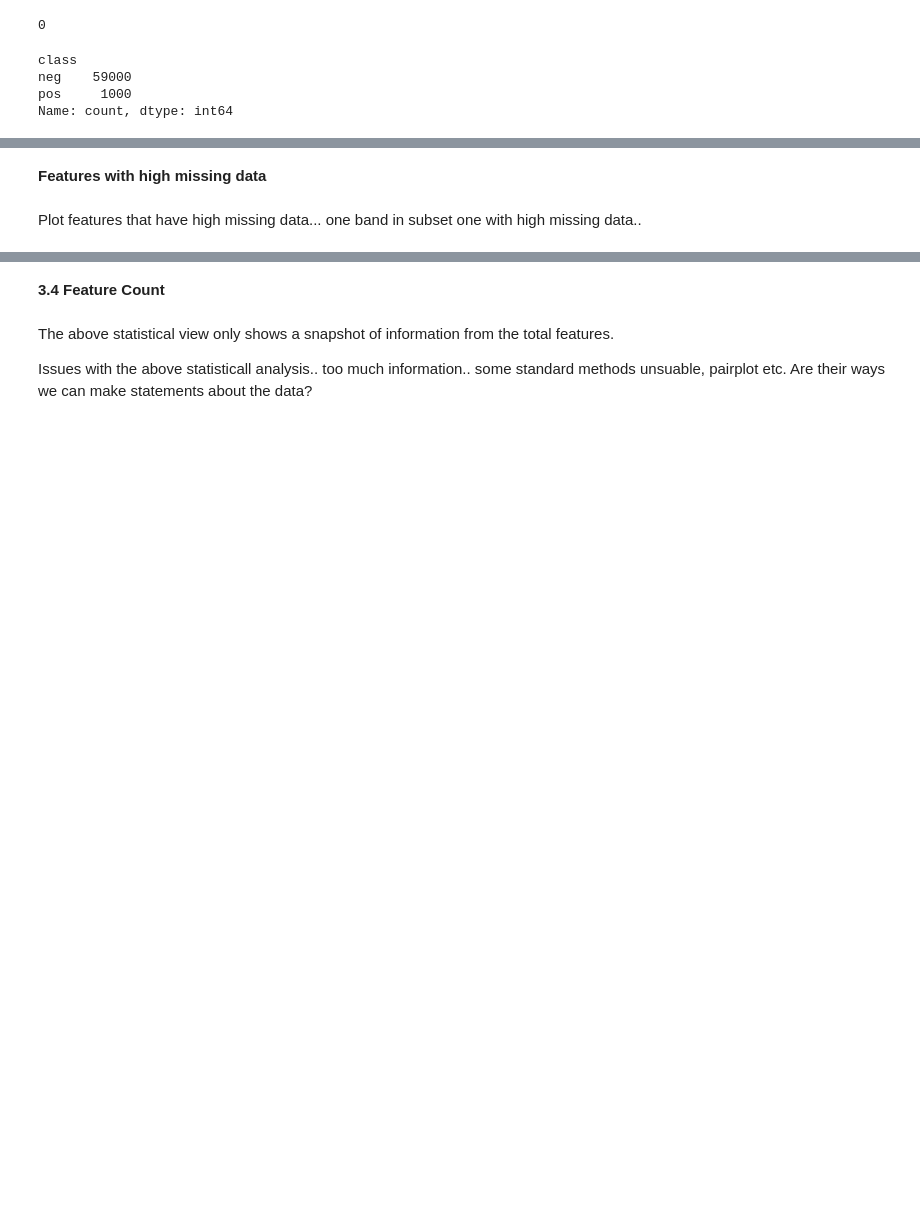
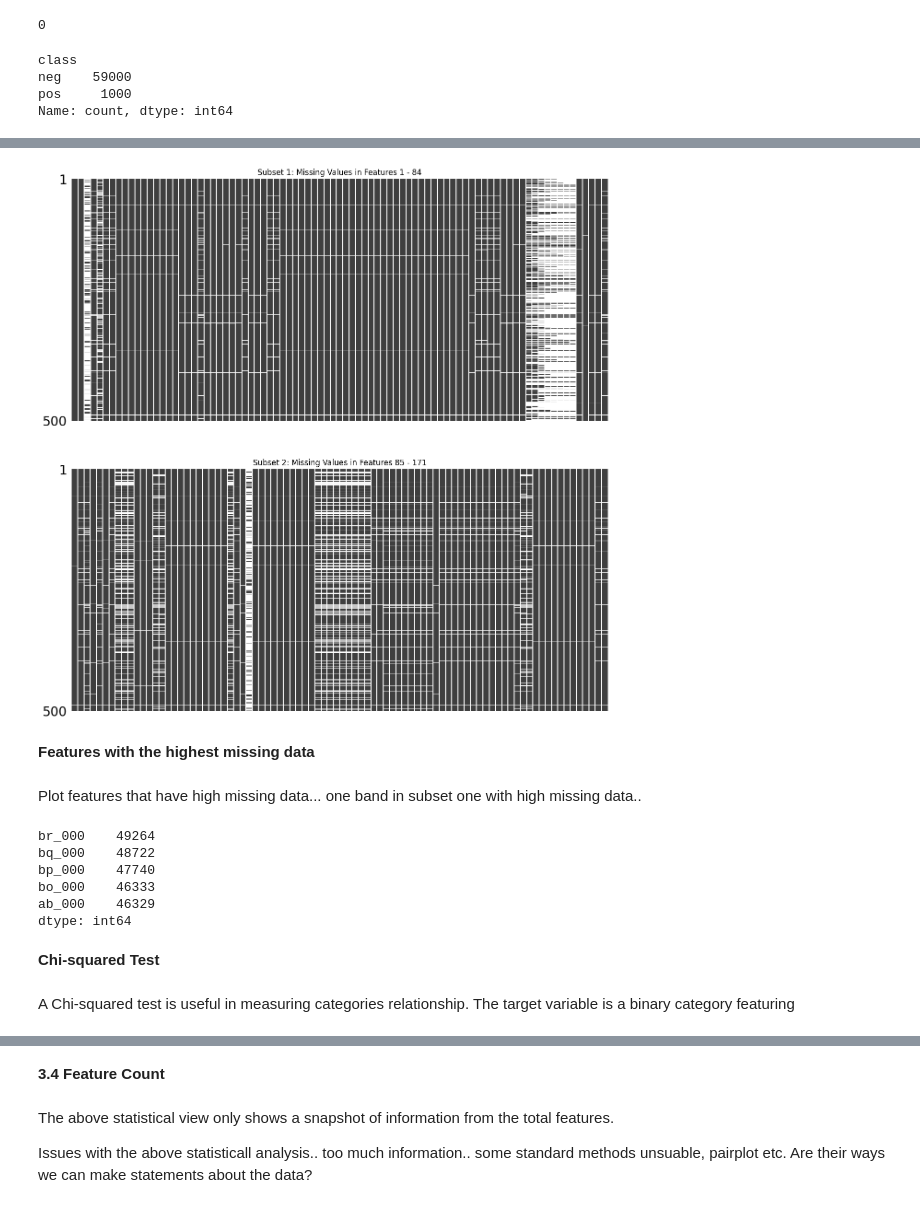
Before and after one commit to Lughaidh-w/DataPrep_ca1, a Jupyter notebook: CA1.ipynb, the cells around one changed output, grey strips where cells are left out. Saved outputs shown, nothing was run; the diff lists cells and outputs as text; code cells hidden in the pictures; blank space fills up the shorter version.

```diff
--- a/CA1.ipynb
+++ b/CA1.ipynb
@@ -179,4 +193,29 @@ Name: count, dtype: int64
+# %%
+df1 = df[df["class"]=="neg"]
+missing_values_vis(df1, 500)
+# %% [output]
+[figure, added]
 # %% [markdown]
-<b>Features with high missing data
+<b>Features with the highest missing data
 # %% [markdown]
 Plot features that have high missing data... one band in subset one with high missing data..
+# %%
+# Calculate the number of missing values in each column
+missing_counts = df.isnull().sum()
+
+# Sort the columns by the number of missing values in descending order
+sorted_columns = missing_counts.sort_values(ascending=False)
+
+# Print or visualize the columns with the most missing values
+print(sorted_columns.head())  # Print the top columns with the most missing values
+# %% [output]
+br_000    49264
+bq_000    48722
+bp_000    47740
+bo_000    46333
+ab_000    46329
+dtype: int64
+# %% [markdown]
+<b> Chi-squared Test
+# %% [markdown]
+A Chi-squared test is useful in measuring categories relationship. The target variable is a binary category featuring
```
Also changed, not shown: parts of 11 cells of this notebook.
